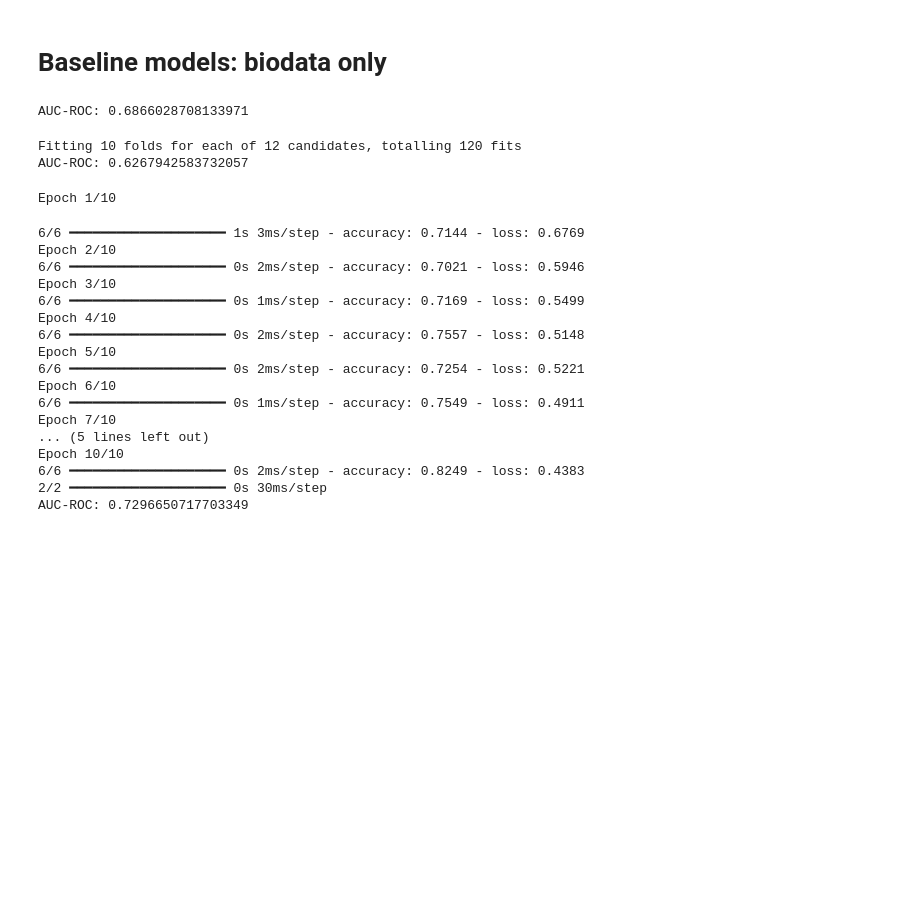
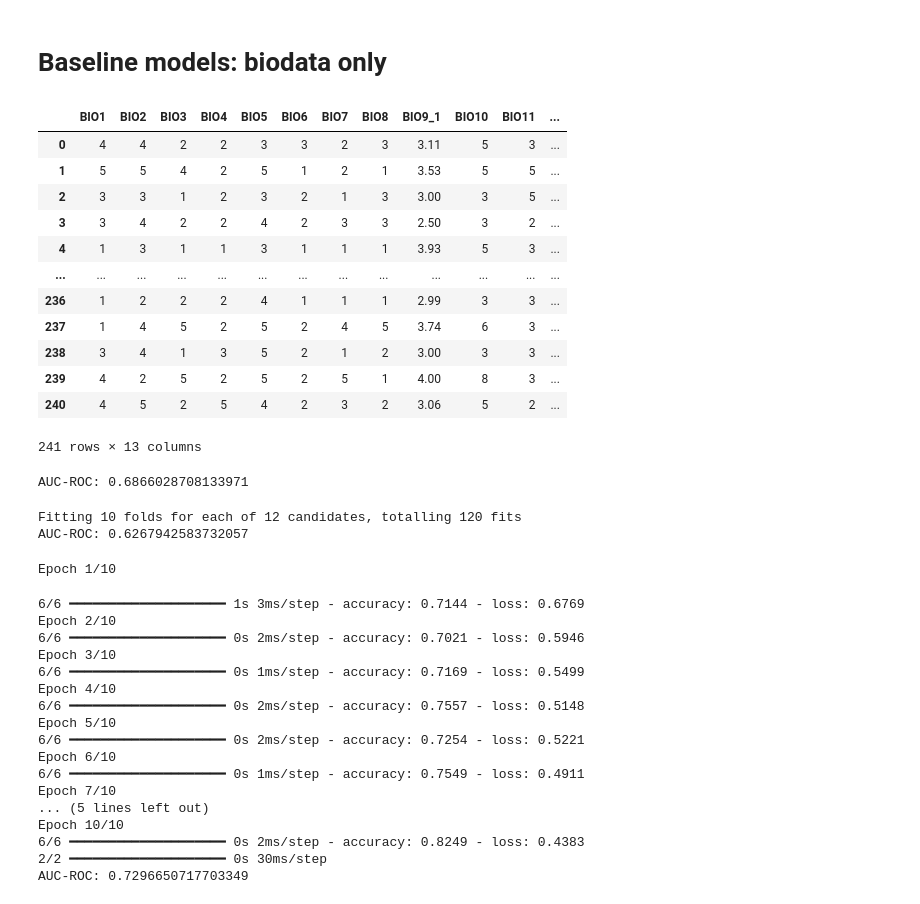
Before and after one commit to MontclairML/dissertation, a Jupyter notebook: study2_TI.ipynb, the cells around one changed output. Drawn from its saved outputs; the diff is of its cells as text; code cells hidden in the pictures; blank space fills up the shorter version.

```diff
--- a/study2_TI.ipynb
+++ b/study2_TI.ipynb
@@ -44,6 +68,23 @@ X_train, X_test, y_train, y_test= train_test_split(
                                                 X, y,
                                                 test_size=0.2,
                                                 random_state=53)
+# %%
+X=data.iloc[:,9:22]
+X
+# %% [output]
+|  | BIO1 | BIO2 | BIO3 | BIO4 | BIO5 | BIO6 | BIO7 | BIO8 | BIO9_1 | BIO10 | BIO11 | ... |
+| 0 | 4 | 4 | 2 | 2 | 3 | 3 | 2 | 3 | 3.11 | 5 | 3 | ... |
+| 1 | 5 | 5 | 4 | 2 | 5 | 1 | 2 | 1 | 3.53 | 5 | 5 | ... |
+| 2 | 3 | 3 | 1 | 2 | 3 | 2 | 1 | 3 | 3.00 | 3 | 5 | ... |
+| 3 | 3 | 4 | 2 | 2 | 4 | 2 | 3 | 3 | 2.50 | 3 | 2 | ... |
+| 4 | 1 | 3 | 1 | 1 | 3 | 1 | 1 | 1 | 3.93 | 5 | 3 | ... |
+| ... | ... | ... | ... | ... | ... | ... | ... | ... | ... | ... | ... | ... |
+| 236 | 1 | 2 | 2 | 2 | 4 | 1 | 1 | 1 | 2.99 | 3 | 3 | ... |
+| 237 | 1 | 4 | 5 | 2 | 5 | 2 | 4 | 5 | 3.74 | 6 | 3 | ... |
+| 238 | 3 | 4 | 1 | 3 | 5 | 2 | 1 | 2 | 3.00 | 3 | 3 | ... |
+| 239 | 4 | 2 | 5 | 2 | 5 | 2 | 5 | 1 | 4.00 | 8 | 3 | ... |
+| 240 | 4 | 5 | 2 | 5 | 4 | 2 | 3 | 2 | 3.06 | 5 | 2 | ... |
+241 rows × 13 columns
 # %%
 from sklearn.linear_model import LogisticRegression
 #X_train = np.array(X_train).reshape(-1,1)
```
Also changed, not shown: parts of 2 cells of this notebook, 10 other files.
